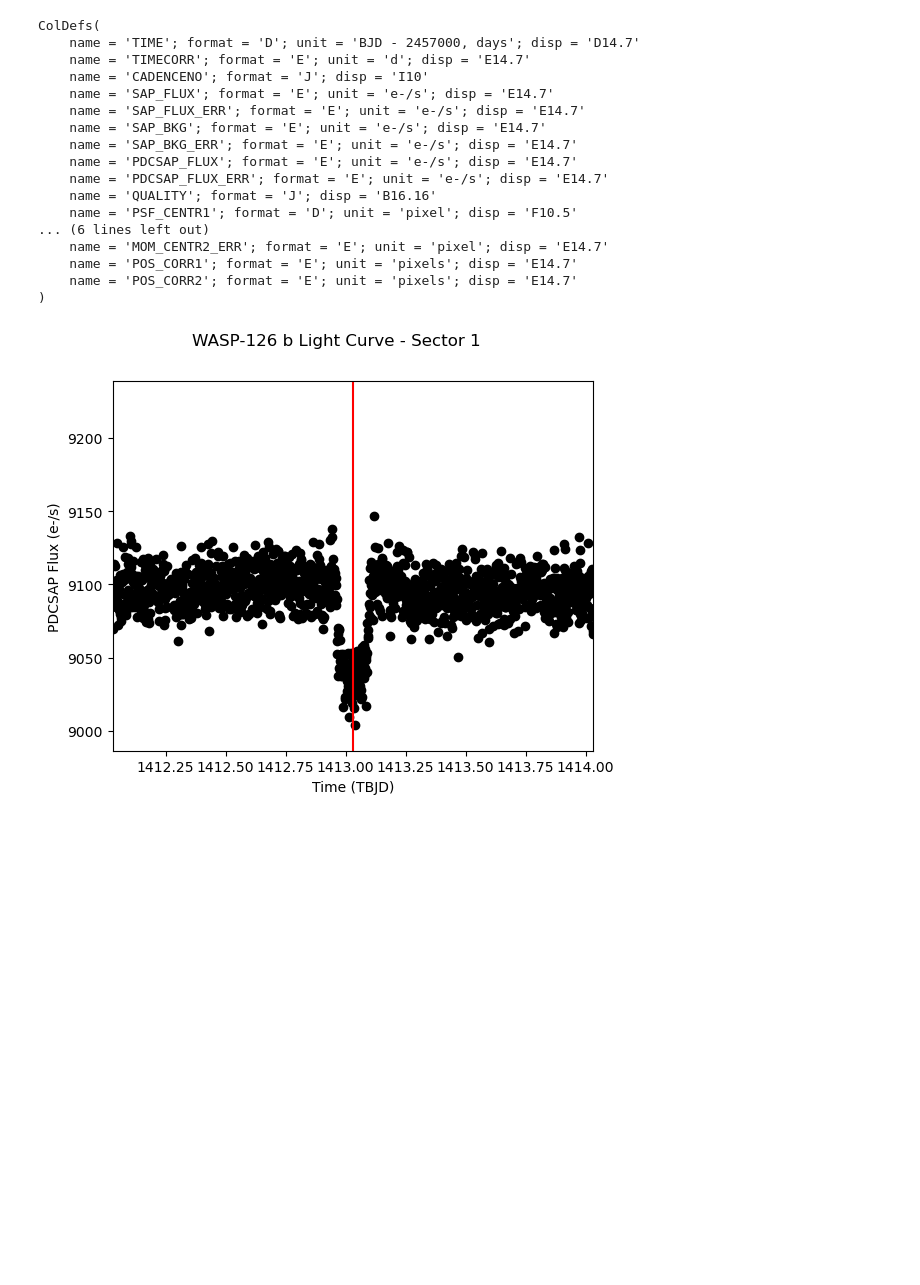
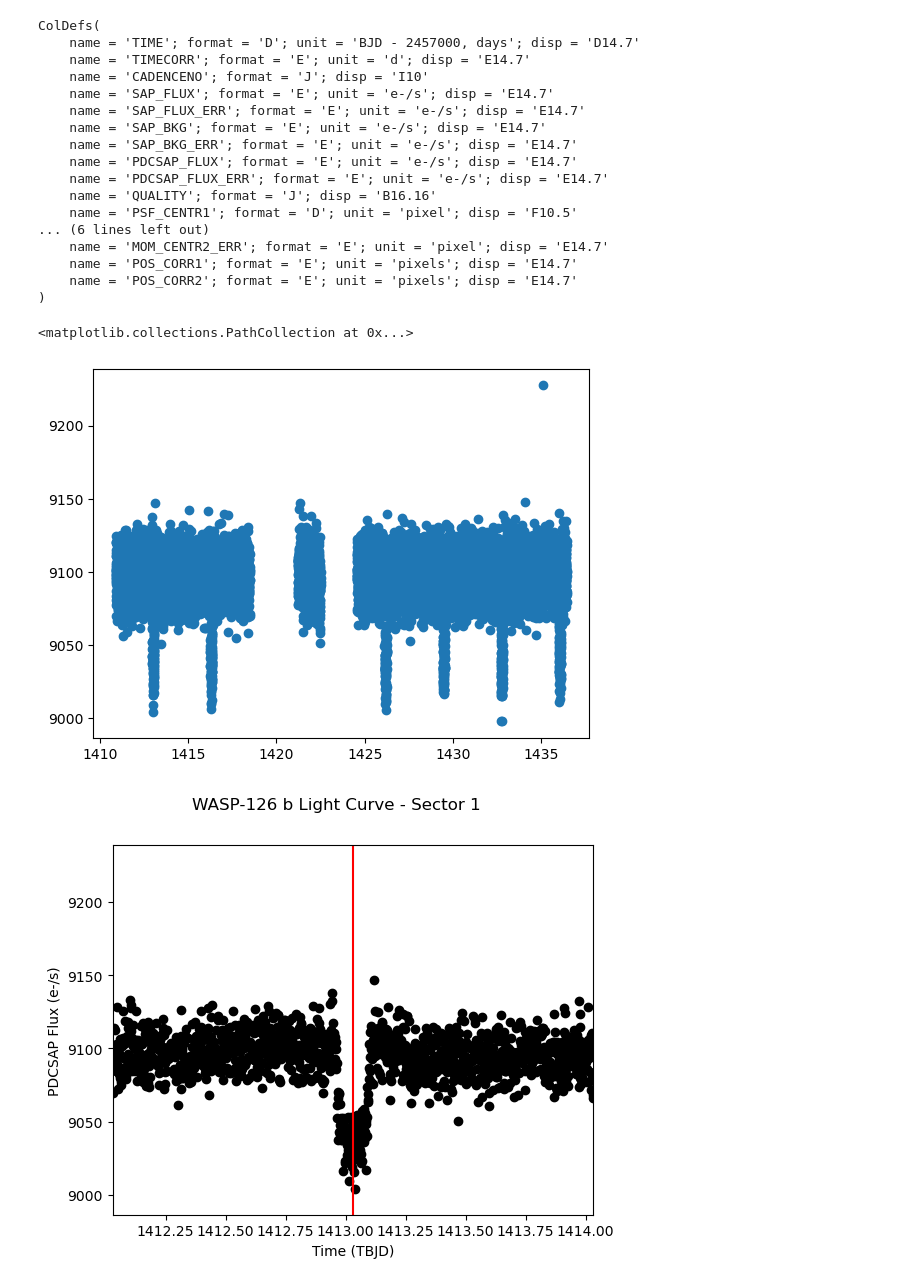
Before and after one commit to cefuente/astroinformatica, a Jupyter notebook: U8.1 - Astronomical Databases.ipynb, the cells around one changed output. Cells and saved outputs as stored; diff of their text form; code cells hidden in the pictures; blank space fills up the shorter version.

```diff
--- a/U8.1 - Astronomical Databases.ipynb
+++ b/U8.1 - Astronomical Databases.ipynb
@@ -77,6 +88,11 @@ with fits.open(fits_file, mode="readonly") as hdulist:
     tess_bjds = hdulist[1].data['TIME']
     sap_fluxes = hdulist[1].data['SAP_FLUX']
     pdcsap_fluxes = hdulist[1].data['PDCSAP_FLUX']
+# %%
+plt.scatter(tess_bjds,pdcsap_fluxes)
+# %% [output]
+<matplotlib.collections.PathCollection at 0x...>
+[figure, added]
 # %%
 # Plot only transit
 
```
Also changed, not shown: parts of 2 cells of this notebook, 1 other file.
